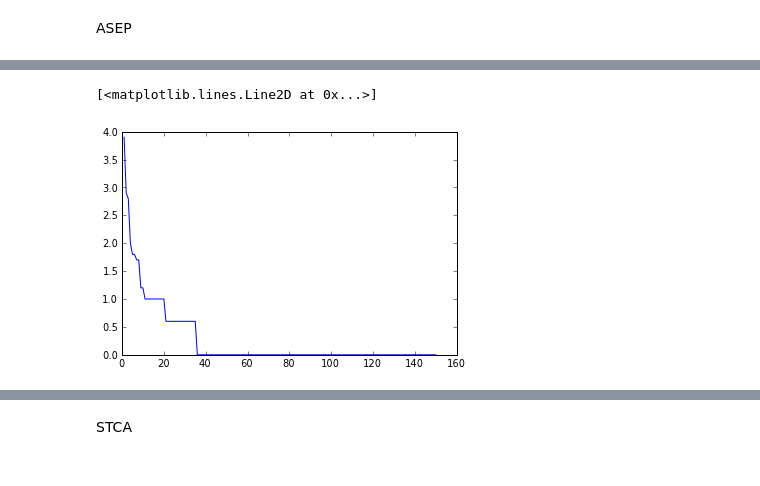
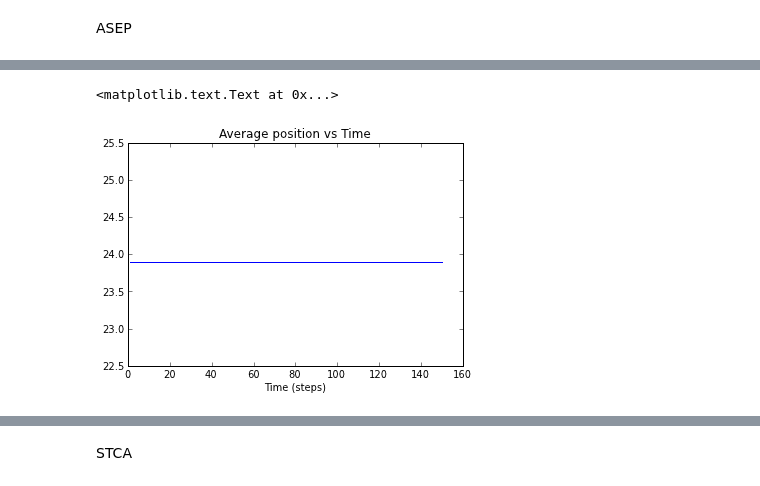
Before and after one commit to aalittlephys202/PHYS202-S13, a Jupyter notebook: Project/Traffic Flow.ipynb, the cells around one changed output, grey strips where cells are left out. Saved outputs shown, nothing was run; the diff lists cells and outputs as text; code cells hidden in the pictures.

```diff
--- a/Project/Traffic Flow.ipynb
+++ b/Project/Traffic Flow.ipynb
@@ -335,5 +330,7 @@ plot(t,x_aveASEP)
-# %%
-plot(t,v_aveASEP)
-# %% [output]
-[<matplotlib.lines.Line2D at 0x...>]
-[figure, removed]
+# %%
+plot(t,x_aveASEP)
+xlabel("Time (steps)")
+title("Average position vs Time")
+# %% [output]
+<matplotlib.text.Text at 0x...>
+[figure, added]
```
Also changed, not shown: parts of 16 cells of this notebook, 3 other files.
